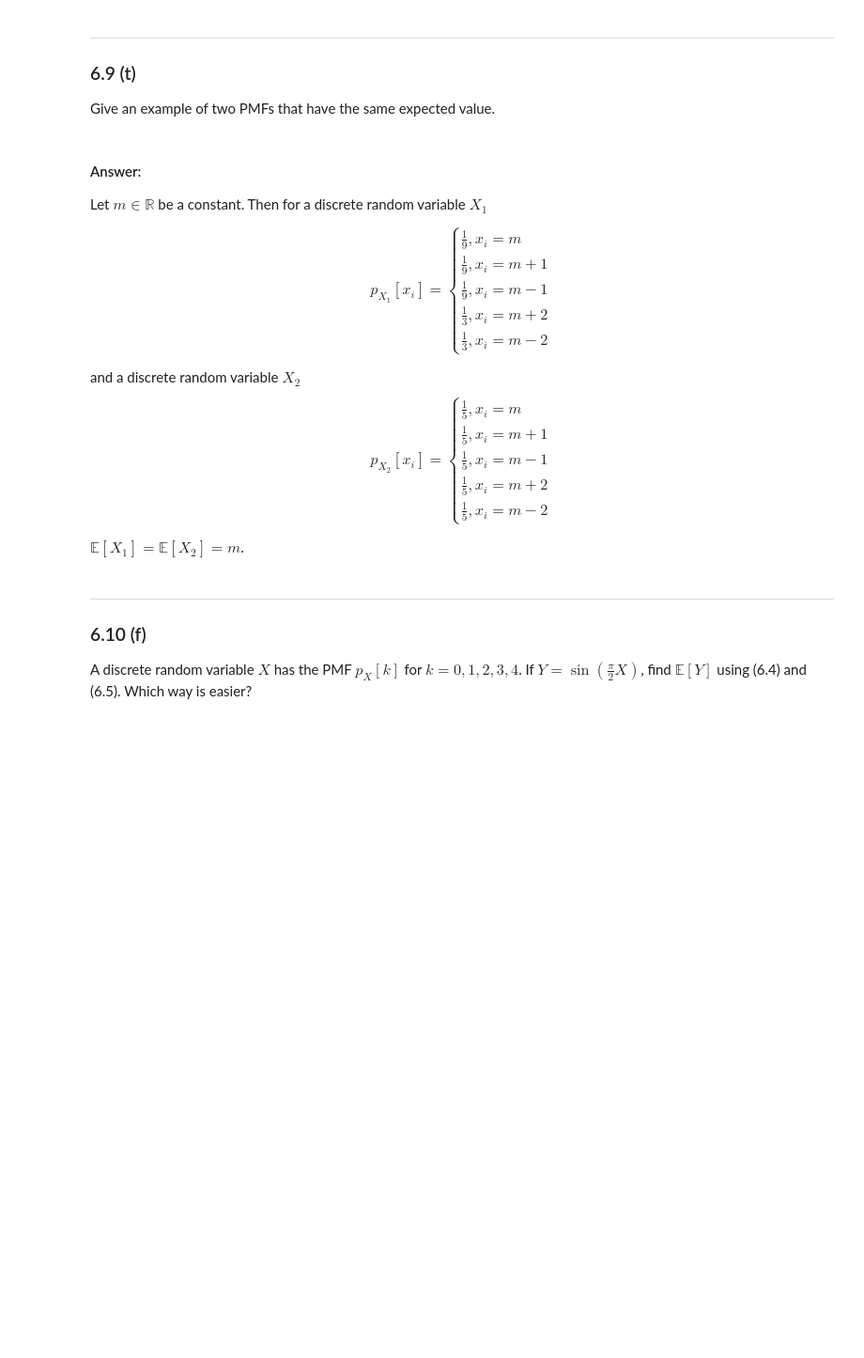
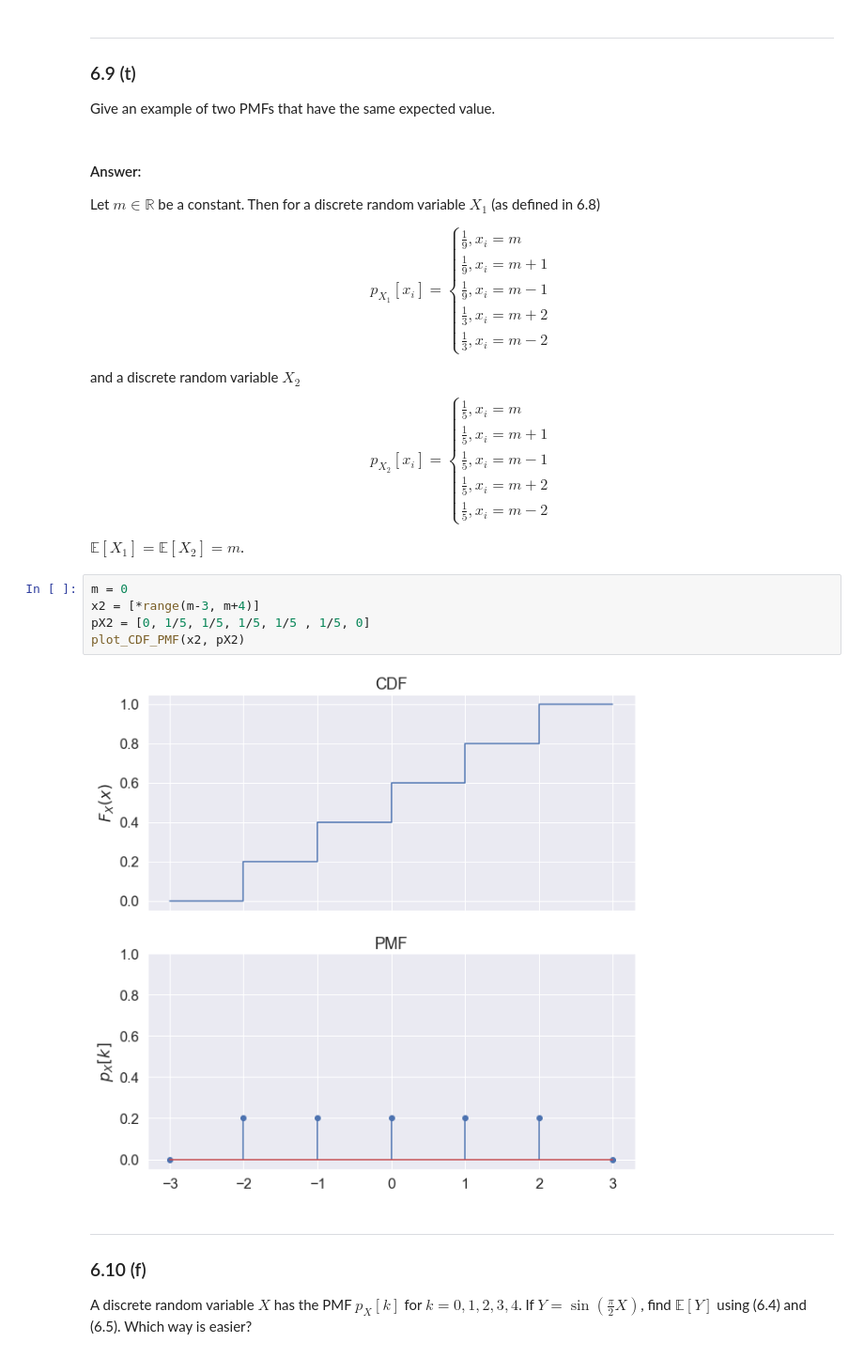
Before and after one commit to VictorCannestro/Intuitive_Probability_and_Random_Processes, a Jupyter notebook: CH6_Expected_Values_for_Discrete_Random_Variables.ipynb, the cells around one changed output. Shown at 94% size. Cells and saved outputs as stored; diff of their text form; blank space fills up the shorter version.

```diff
--- a/CH6_Expected_Values_for_Discrete_Random_Variables.ipynb
+++ b/CH6_Expected_Values_for_Discrete_Random_Variables.ipynb
@@ -376,7 +396,7 @@ Give an example of two PMFs that have the same expected value.
 # %% [markdown]
 #### Answer:
 
-Let $m\in\mathbb{R}$ be a constant. Then for a discrete random variable $X_1$
+Let $m\in\mathbb{R}$ be a constant. Then for a discrete random variable $X_1$ (as defined in 6.8)
 
 $$
 \begin{equation}
@@ -406,6 +426,13 @@ $$
 $$
 
 $\mathbb{E}[X_1] = \mathbb{E}[X_2] = m$.
+# %%
+m = 0
+x2 = [*range(m-3, m+4)]
+pX2 = [0, 1/5, 1/5, 1/5, 1/5 , 1/5, 0]
+plot_CDF_PMF(x2, pX2)
+# %% [output]
+[figure, added]
 # %% [markdown]
 ***
 ### 6.10 (f)
```
Also changed, not shown: parts of 10 cells of this notebook.
